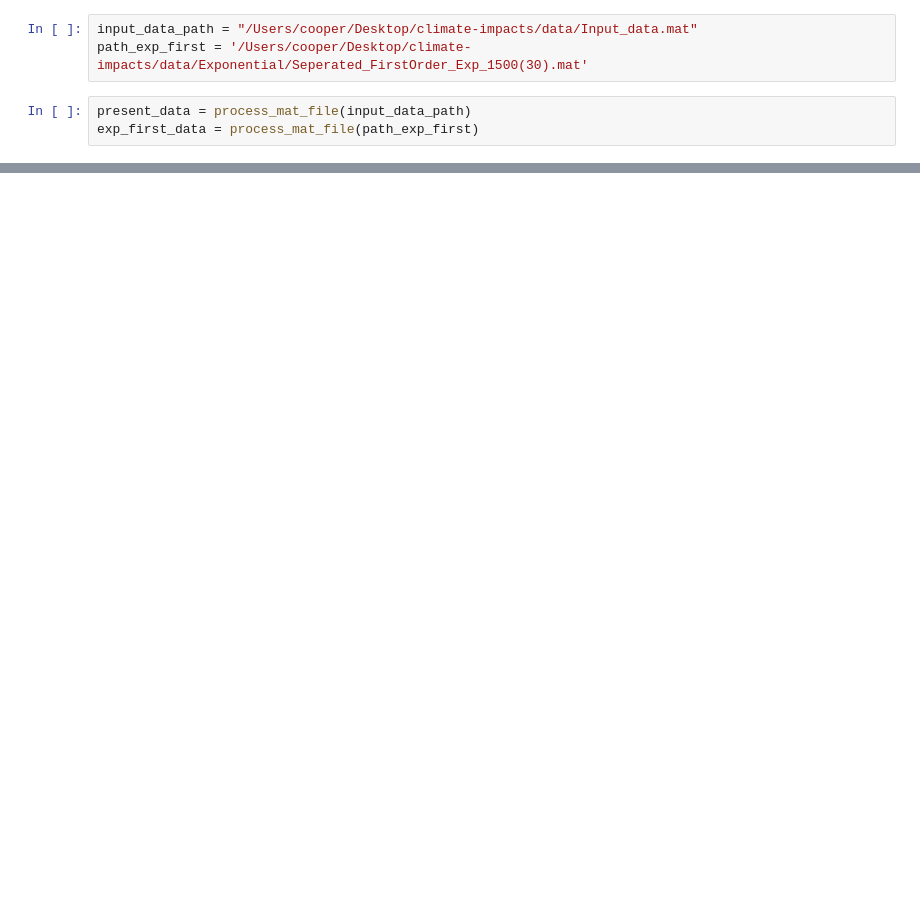
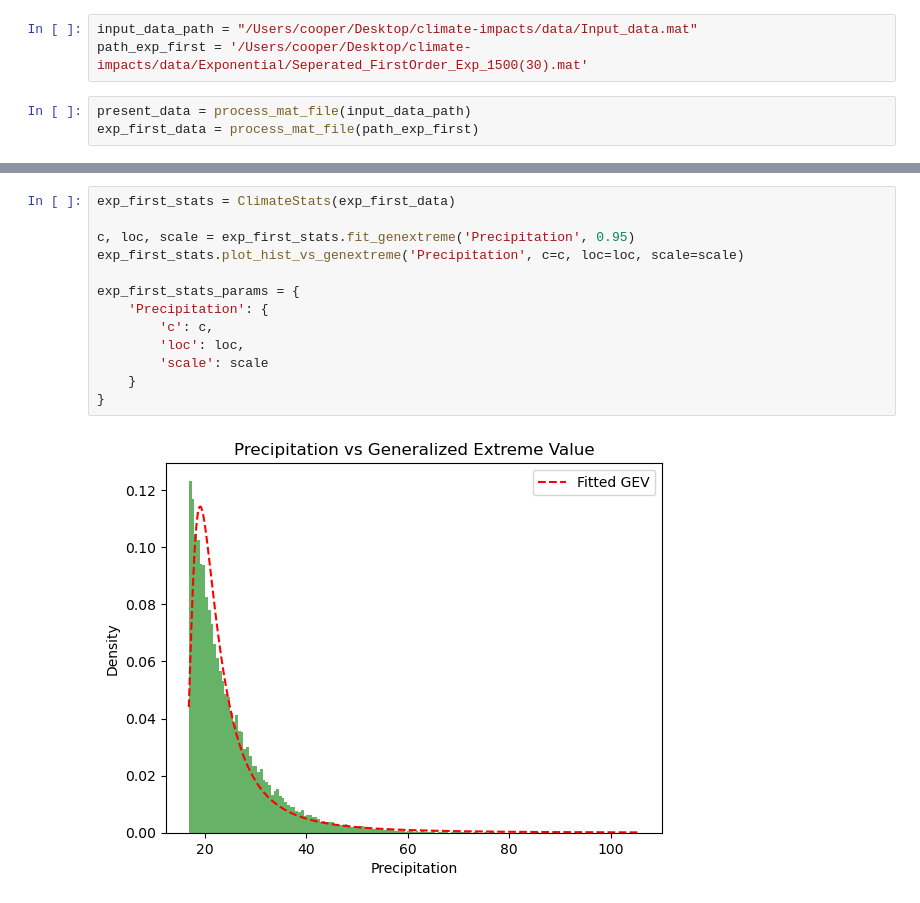
Before and after one commit to CooperBigFoot/climate-impacts, a Jupyter notebook: code/eda.ipynb, the cells around one changed output, grey strips where cells are left out. Saved outputs shown, nothing was run; the diff lists cells and outputs as text; blank space fills up the shorter version.

```diff
--- a/code/eda.ipynb
+++ b/code/eda.ipynb
@@ -28,0 +61,15 @@ exp_first_data.head(61)
+# %%
+exp_first_stats = ClimateStats(exp_first_data)
+
+c, loc, scale = exp_first_stats.fit_genextreme('Precipitation', 0.95)
+exp_first_stats.plot_hist_vs_genextreme('Precipitation', c=c, loc=loc, scale=scale)
+
+exp_first_stats_params = {
+    'Precipitation': {
+        'c': c,
+        'loc': loc,
+        'scale': scale
+    }
+}
+# %% [output]
+[figure, added]
```
Also changed, not shown: parts of 5 cells of this notebook, 3 other files.
